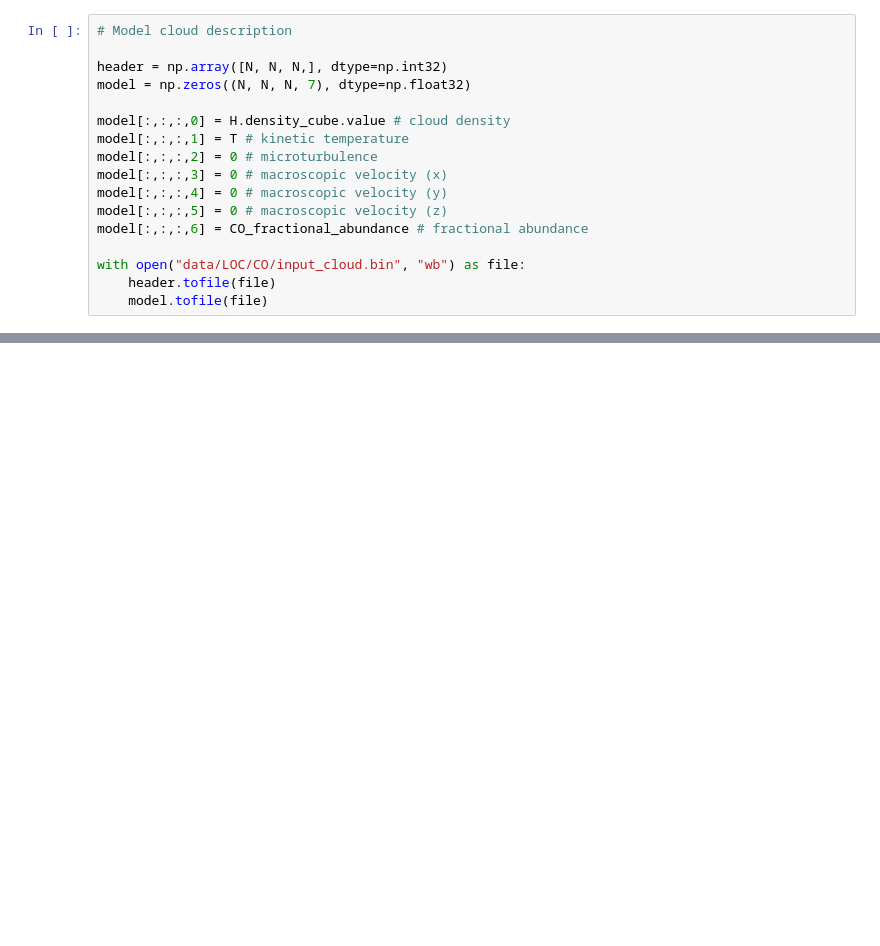
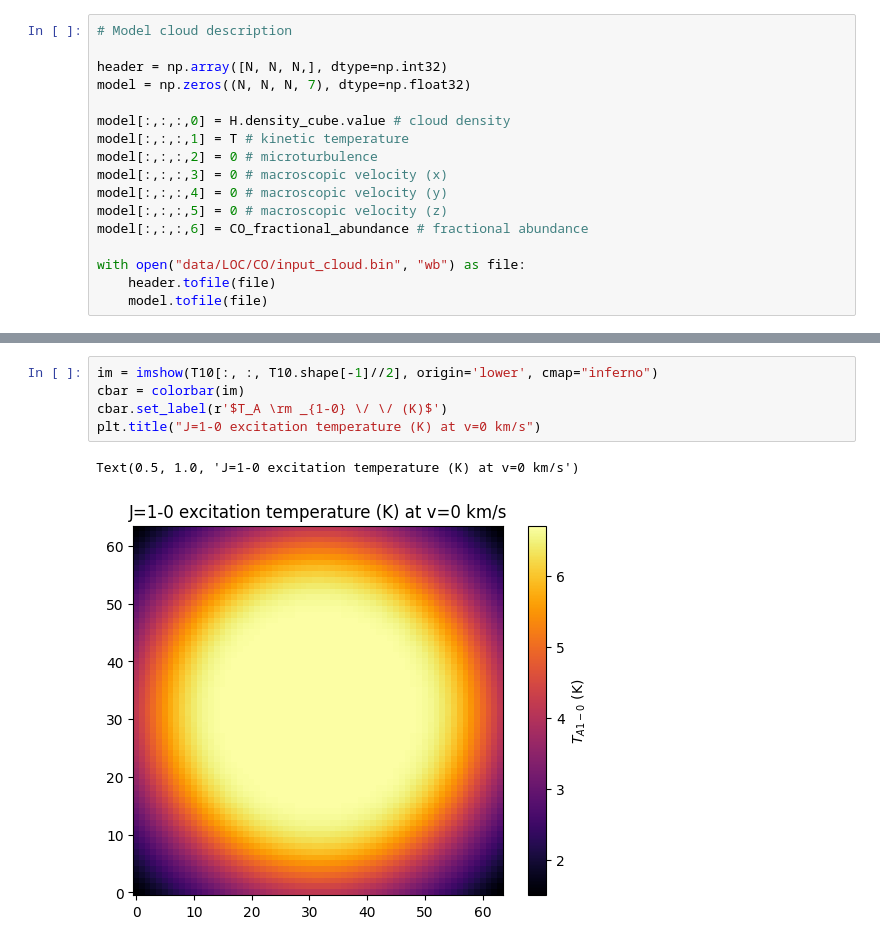
Before and after one commit to LeiRoF/M2-Internship, a Jupyter notebook: Generate_A_Little_Bit_Physical_Dataset.ipynb, the cells around one changed output, grey strips where cells are left out. Saved outputs shown, nothing was run; the diff lists cells and outputs as text; blank space fills up the shorter version.

```diff
--- a/Generate_A_Little_Bit_Physical_Dataset.ipynb
+++ b/Generate_A_Little_Bit_Physical_Dataset.ipynb
@@ -569,0 +672,8 @@ Build on <pyopencl.Device 'Intel(R) Iris(R) Xe Graphics' on 'Intel(R) OpenCL HD
+# %%
+im = imshow(T10[:, :, T10.shape[-1]//2], origin='lower', cmap="inferno")
+cbar = colorbar(im)
+cbar.set_label(r'$T_A \rm _{1-0} \/ \/ (K)$')
+plt.title("J=1-0 excitation temperature (K) at v=0 km/s")
+# %% [output]
+Text(0.5, 1.0, 'J=1-0 excitation temperature (K) at v=0 km/s')
+[figure, added]
```
Also changed, not shown: parts of 25 cells of this notebook, 7 other files.
